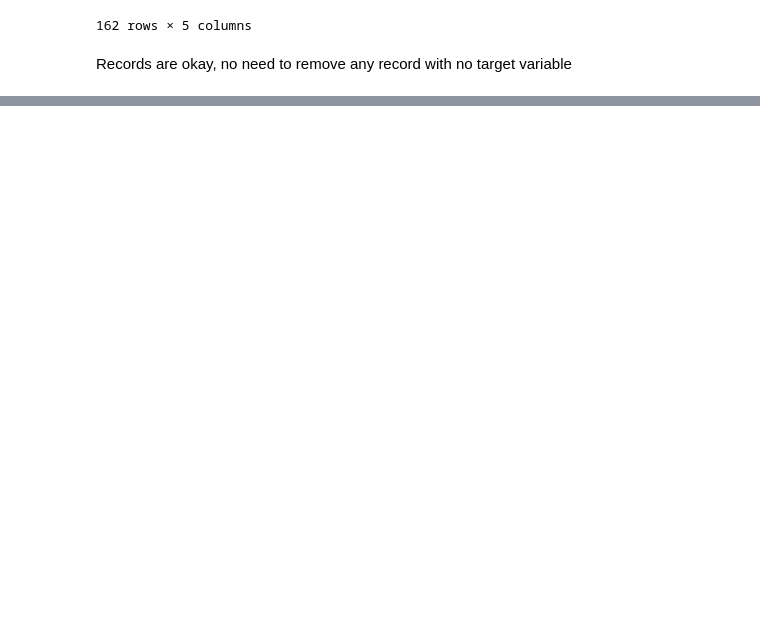
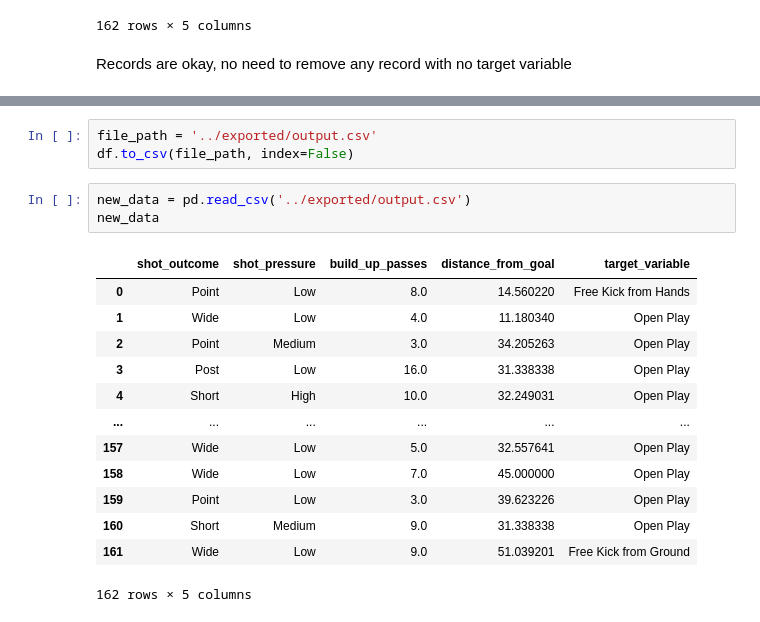
Before and after one commit to sujilkumarkm/vintane_machine_learning_assignment1_2022, a Jupyter notebook: notebooks/data_cleaning.ipynb, the cells around one changed output, grey strips where cells are left out. Drawn from its saved outputs; the diff is of its cells as text; blank space fills up the shorter version.

```diff
--- a/notebooks/data_cleaning.ipynb
+++ b/notebooks/data_cleaning.ipynb
@@ -123,0 +144,20 @@ dtype: int64
+# %%
+file_path = '../exported/output.csv'
+df.to_csv(file_path, index=False)
+# %%
+new_data = pd.read_csv('../exported/output.csv')
+new_data
+# %% [output]
+|  | shot_outcome | shot_pressure | build_up_passes | distance_from_goal | target_variable |
+| 0 | Point | Low | 8.0 | 14.560220 | Free Kick from Hands |
+| 1 | Wide | Low | 4.0 | 11.180340 | Open Play |
+| 2 | Point | Medium | 3.0 | 34.205263 | Open Play |
+| 3 | Post | Low | 16.0 | 31.338338 | Open Play |
+| 4 | Short | High | 10.0 | 32.249031 | Open Play |
+| ... | ... | ... | ... | ... | ... |
+| 157 | Wide | Low | 5.0 | 32.557641 | Open Play |
+| 158 | Wide | Low | 7.0 | 45.000000 | Open Play |
+| 159 | Point | Low | 3.0 | 39.623226 | Open Play |
+| 160 | Short | Medium | 9.0 | 31.338338 | Open Play |
+| 161 | Wide | Low | 9.0 | 51.039201 | Free Kick from Ground |
+162 rows × 5 columns
```
Also changed, not shown: parts of 11 cells of this notebook, 1 other file.
